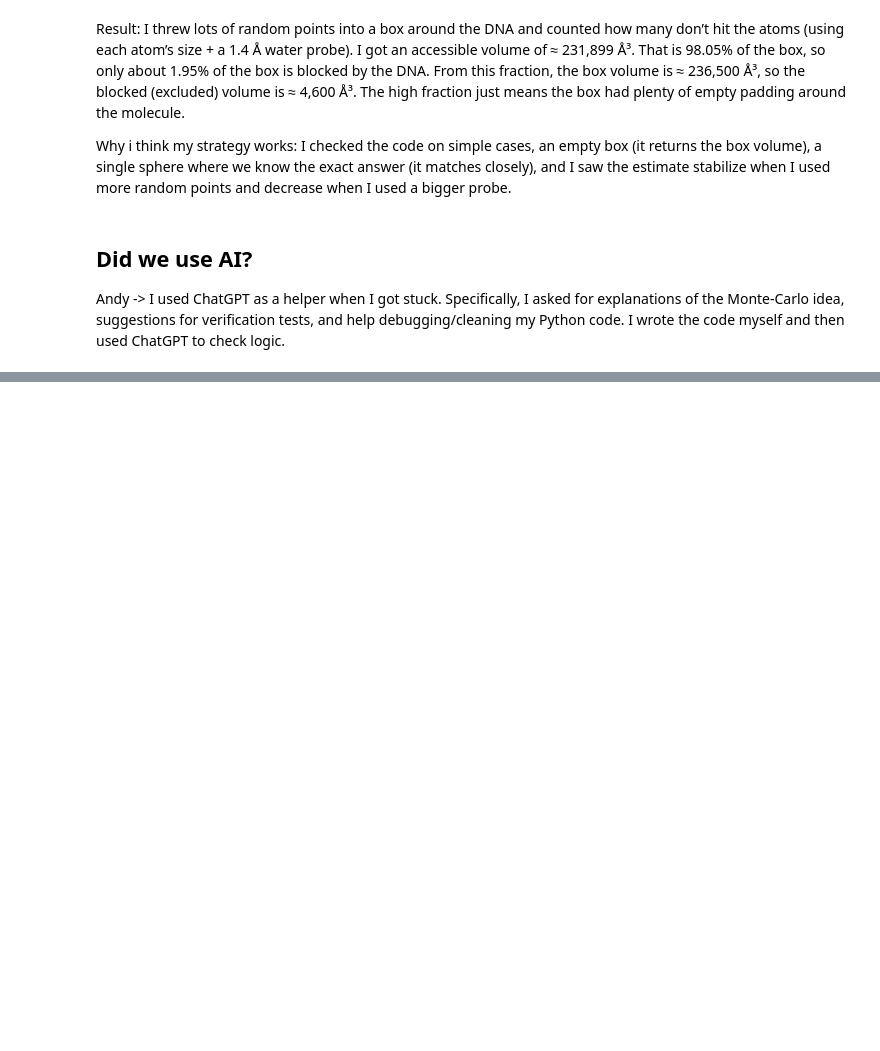
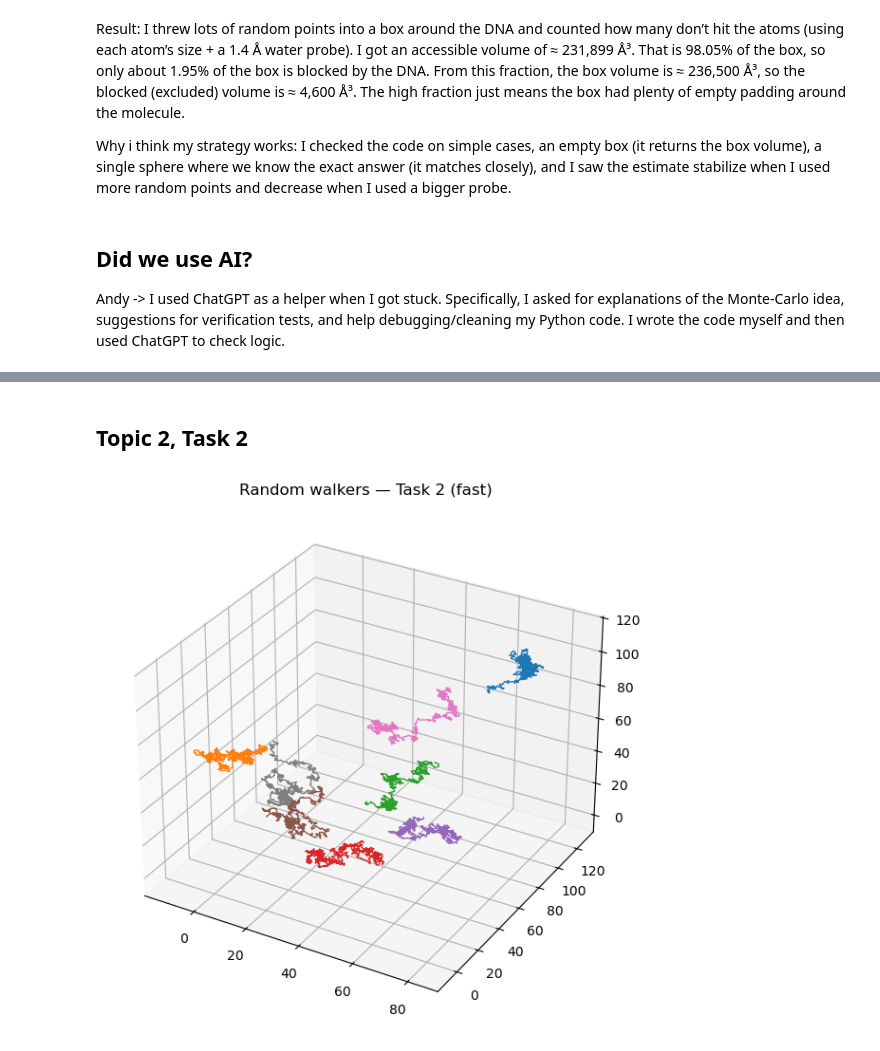
Before and after one commit to Andy9837/Project3-MOD300, a Jupyter notebook: project3.ipynb, the cells around one changed output, grey strips where cells are left out. Saved outputs shown, nothing was run; the diff lists cells and outputs as text; code cells hidden in the pictures; blank space fills up the shorter version.

```diff
--- a/project3.ipynb
+++ b/project3.ipynb
@@ -336,0 +347,8 @@ Andy -> I used ChatGPT as a helper when I got stuck. Specifically, I asked for e
+# %% [markdown]
+## Topic 2, Task 2
+# %%
+from main import task2, plot_paths_task2
+task2()              # prints/returns shape
+plot_paths_task2()   # renders Task 2 figure
+# %% [output]
+[figure, added]
```
Also changed, not shown: parts of 15 cells of this notebook, 2 other files.
